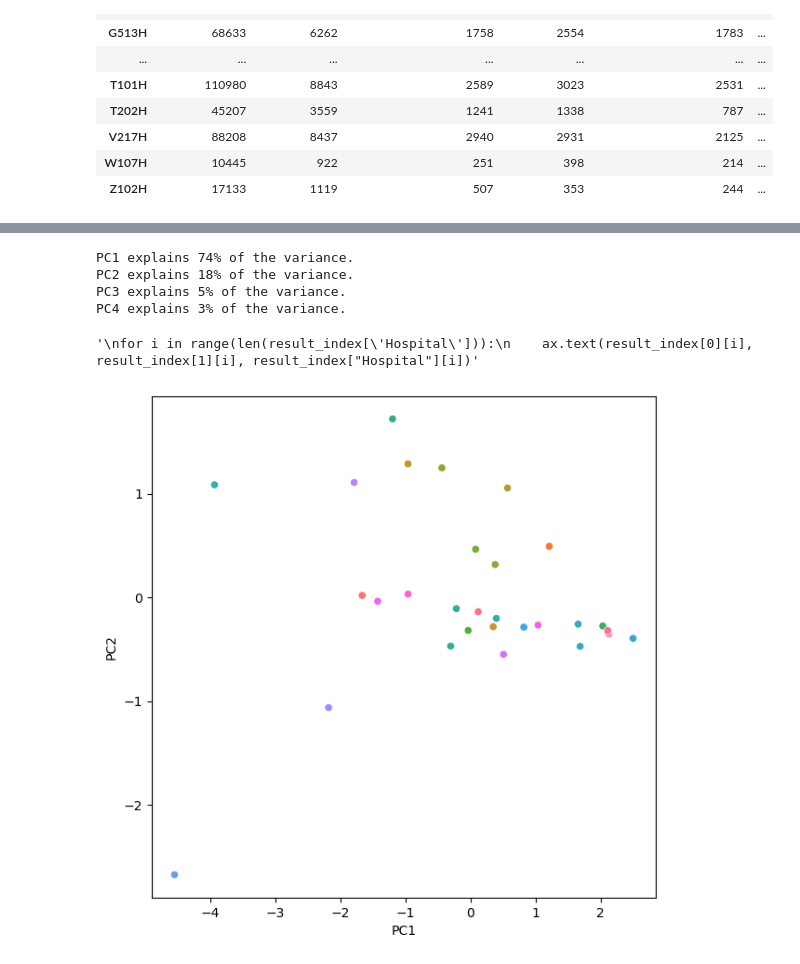
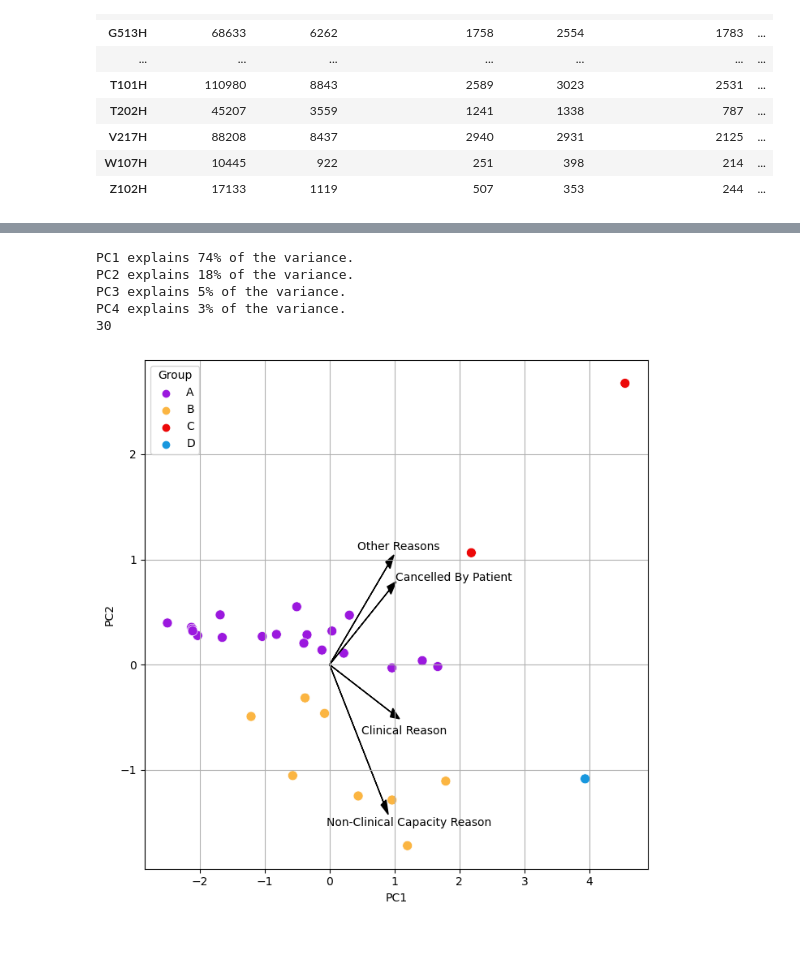
Before and after one commit to brianej/fdscw3, a Jupyter notebook: q3.ipynb, the cells around one changed output, grey strips where cells are left out. Saved outputs shown, nothing was run; the diff lists cells and outputs as text; code cells hidden in the pictures.

```diff
--- a/q3.ipynb
+++ b/q3.ipynb
@@ -148,37 +146,91 @@ def principal_component_analysis(df):
 
 def sort_eigenvalues(eigenvalues, eigenvectors):
     idx = eigenvalues.argsort()[::-1]
     eigenvalues = eigenvalues[idx]
     eigenvectors = eigenvectors[:,idx]
     return eigenvalues, eigenvectors
 
 def principal_component_analysis(df):
     standardized = standardize(df) # Standardise the data
     cov_matrix = np.cov(standardized.values.T) # Compute the covariance matrix
     eigenvalues, eigenvectors = np.linalg.eig(cov_matrix)
     eigenvalues, eigenvectors = sort_eigenvalues(eigenvalues, eigenvectors)
     for i in range(len(eigenvalues)):
         print('PC' + str(i+1) + ' explains ' + str(round((eigenvalues[i] / np.sum(eigenvalues))*100)) + '% of the variance.')
     return (eigenvalues, eigenvectors)
 
 standardized = standardize(cancellations_hospital_clean_hos)
+
 e_values, e_vectors = principal_component_analysis(cancellations_hospital_clean_hos) #e_vectors is already in the right format
 result = standardized.dot(e_vectors[:,:2])
 result_index = result.reset_index()
 
+groupAmask = result_index[(-result_index[0] < 2) & (-result_index[1] > -0.05) & (-result_index[1] < 1)]
+groupAmask_hos = groupAmask["Hospital"].tolist()
+
+groupBmask = result_index[(-result_index[0] < 2) & (-result_index[1] < -0.05)]
+groupBmask_hos = groupBmask["Hospital"].tolist()
+
+groupCmask = result_index[(-result_index[0] > 2) & (-result_index[1] > 1)]
+groupCmask_hos = groupCmask["Hospital"].tolist()
+
+groupDmask = result_index[(-result_index[0] > 2) & (-result_index[1] < -0.05)]
+groupDmask_hos = groupDmask["Hospital"].tolist()
+
+group_list = []
+for i in range(len(result_index)):
+
+    if result_index["Hospital"][i] in groupAmask_hos:
+        group_list.append("A")
+    elif result_index["Hospital"][i] in groupBmask_hos:
+        group_list.append("B")
+    elif result_index["Hospital"][i] in groupCmask_hos:
+        group_list.append("C")
+    elif result_index["Hospital"][i] in groupDmask_hos:
+        group_list.append("D")
+    else:
+        group_list.append("E")
+
+print(len(group_list))
+result_index["Group"] = group_list
+
 fig, ax = plt.subplots(figsize=(7,7))
-sns.scatterplot(x= result_index[0], y = result_index[1], hue=result_index["Hospital"])
+sns.scatterplot(x= -result_index[0], y = -result_index[1], hue=result_index["Group"], palette={"A":"#9B18DE","B":"#FBB542","C":"#EC0808","D":"#1897DE"}, s=75, hue_order=["A","B","C","D"], legend="full", edgecolors="black", linewidth=0.5)
 plt.xlabel('PC1')
 plt.ylabel('PC2')
+plt.grid()
 
-ax.get_legend().remove()
-"""
-for i in range(len(result_index['Hospital'])):
-    ax.text(result_index[0][i], result_index[1][i], result_index["Hospital"][i])"""
+x = -result_index[0]
+y = -result_index[1]
+
+vec = e_vectors[:,:2]
+
+reasons = list(cancellations_hospital_clean_hos)
+reasons[0] = "Cancelled By Patient"
+reasons[1] = "Clinical Reason"
+reasons[2] = 'Non-Clinical Capacity Reason'
+reasons[3] = 'Other Reasons'
+
+plt.arrow(0, 0, -vec[0,0] * 2, -vec[0,1] * 2,color = 'black',alpha = 1,shape='full',length_includes_head=True, head_width=.09)
+plt.text(-vec[0,0]* 0.5 * 2 + 0.5, -vec[0,1] * 1 * 2 + 0.01, reasons[0])
+
+plt.arrow(0, 0, -vec[1,0] * 2, -vec[1,1] * 2,color = 'black',alpha = 1,shape='full',length_includes_head=True, head_width=.09)
+plt.text(-vec[1,0]* 0.5 * 2 - 0.05, -vec[1,1] * 1 * 2 - 0.15, reasons[1])
+
+plt.arrow(0, 0, -vec[2,0] * 2, -vec[2,1] * 2,color = 'black',alpha = 1,shape='full',length_includes_head=True, head_width=.09)
+plt.text(-vec[2,0]* 0.5 * 2 -0.5, -vec[2,1] * 1 * 2 - 0.11, reasons[2])
+
+plt.arrow(0, 0, -vec[3,0] * 2, -vec[3,1] * 2,color = 'black',alpha = 1, shape='full',length_includes_head=True, head_width=.09)
+plt.text(-vec[3,0]* 0.5 * 2 -0.07, -vec[3,1] * 1 * 2 + 0.05, reasons[3])
+
+
+plt.tight_layout()
+ax.get_legend()
+plt.savefig('figure2.pdf')
 # %% [output]
 PC1 explains 74% of the variance.
 PC2 explains 18% of the variance.
 PC3 explains 5% of the variance.
 PC4 explains 3% of the variance.
+30
-'\nfor i in range(len(result_index[\'Hospital\'])):\n    ax.text(result_index[0][i], result_index[1][i], result_index["Hospital"][i])'
-[figure, old version]
+[figure, new version]
```
Also changed, not shown: parts of 8 cells of this notebook, 2 other files.
